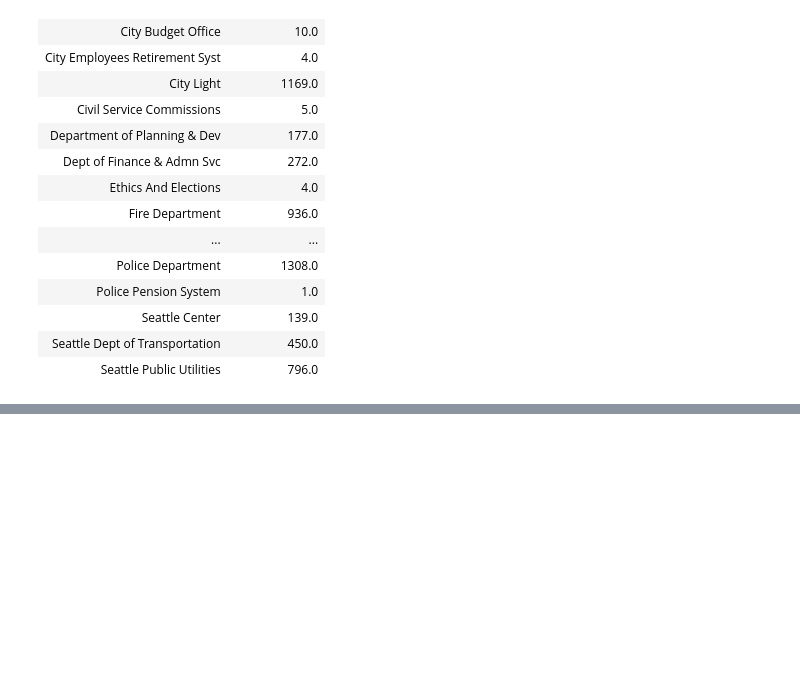
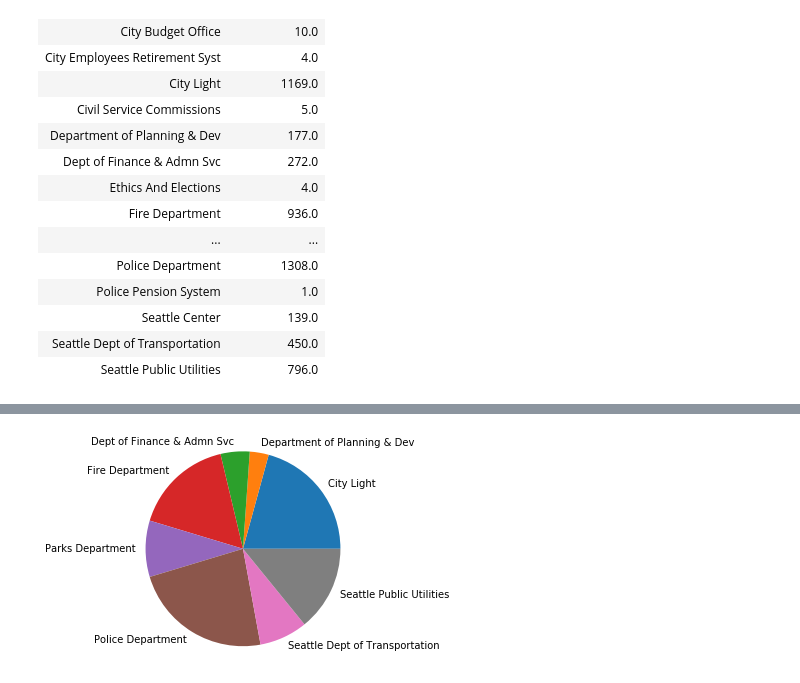
Before and after one commit to garrettsanders/Wage_Gap_Seattle, a Jupyter notebook: project_1.ipynb, the cells around one changed output, grey strips where cells are left out. Saved outputs shown, nothing was run; the diff lists cells and outputs as text; code cells hidden in the pictures; blank space fills up the shorter version.

```diff
--- a/project_1.ipynb
+++ b/project_1.ipynb
@@ -211,0 +213,11 @@ plt.pie(number_employees_male)
+# %%
+#volume_data = combined_data.loc[(combined_data["Drug Regimen"] == "Capomulin") | (combined_data["Drug Regimen"] == "Ramicane") | (combined_data["Drug Regimen"] == "Infubinol") | (combined_data["Drug Regimen"] == "Ceftamin"),:]
+chart_data = number_employees_male.loc[(number_employees_male["Department"] == "City Light") |
+                                       (number_employees_male["Department"] == "Department of Planning & Dev") |
+                                       (number_employees_male["Department"] == "Dept of Finance & Admn Svc") |
+                                       (number_employees_male["Department"] == "Fire Department") |
+                                       (number_employees_male["Department"] == "Parks Department") |
+                                       (number_employees_male["Department"] == "Police Department") |
+                                       (number_employees_male["Department"] == "Seattle Dept of Transportation") |
+                                       (number_employees_male["Department"] == "Seattle Public Utilities"),:]
+chart_data
@@ -211,0 +249,14 @@ plt.pie(number_employees_male)
+# %%
+plt.pie(
+    # using employee count
+    chart_data['No. Male Empl'],
+    # using departments for labels
+    labels=chart_data['Department'],
+    )
+# View the plot drop above
+plt.axis('equal')
+# View the plot
+# plt.tight_layout()
+plt.show()
+# %% [output]
+[figure, added]
```
Also changed, not shown: parts of 12 cells of this notebook.
